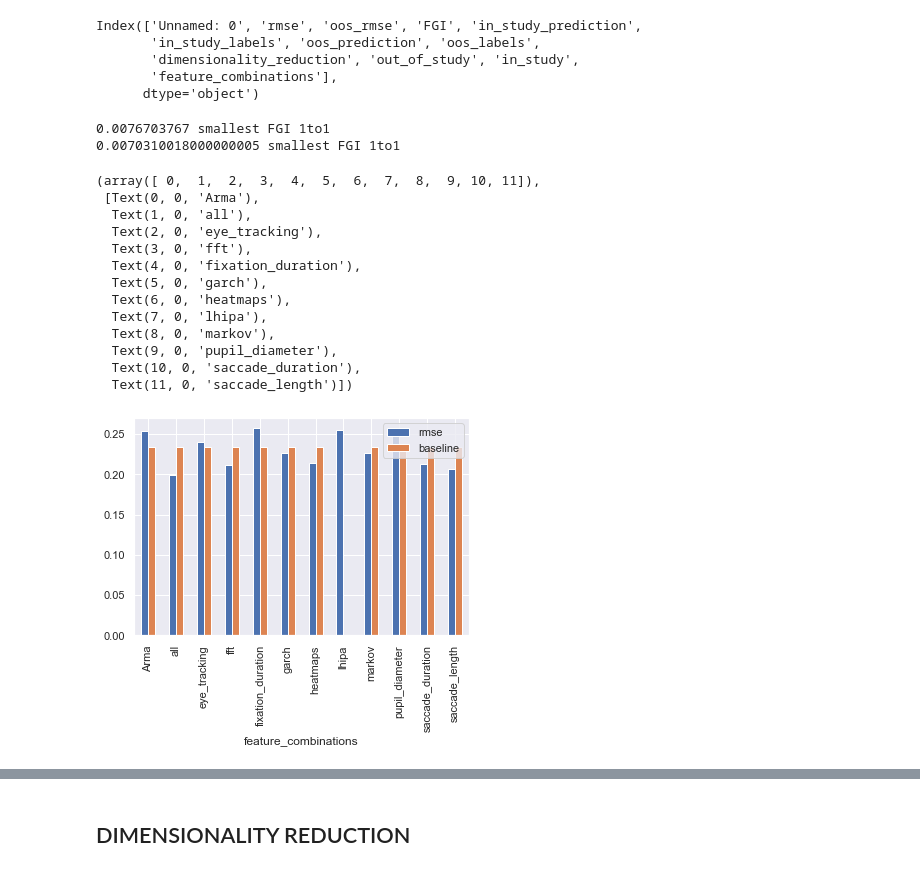
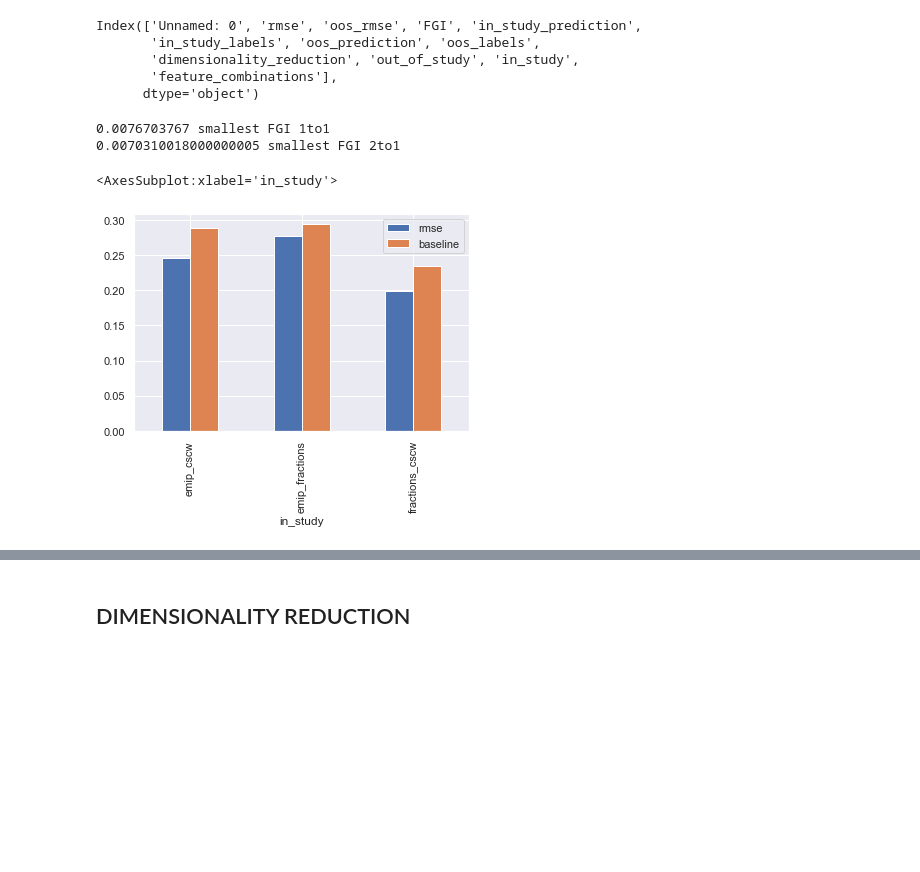
Before and after one commit to s0lvang/ideal-pancake, a Jupyter notebook: misc/notebooks/Analyze Results.ipynb, the cells around one changed output, grey strips where cells are left out. Drawn from its saved outputs; the diff is of its cells as text; code cells hidden in the pictures; blank space fills up the shorter version.

```diff
--- a/misc/notebooks/Analyze Results.ipynb
+++ b/misc/notebooks/Analyze Results.ipynb
@@ -120,6 +120,16 @@ baselines = {
     "emip_cscw": 0.28871689591649174,
 }
 
+oos_baselines = {
+    "cscw": 0.32471610114605565,
+    "emip": 0.432999224871373,
+    "fractions": 0.3569925826393109,
+    "emip_fractions": 0.4171820619321137,
+    "fractions_cscw": 0.3537846986139497,
+    "emip_cscw": 0.4084394493388968,
+}
+
+
 random_baselines = {
     "cscw": 0.35408194888273653,
     "emip": 0.4241358322246148,
@@ -129,14 +139,6 @@ random_baselines = {
     "emip_cscw": 0.40841293420269603,
 }
 
-oos_baselines = {
-    "cscw": 0.32471610114605565,
-    "emip": 0.432999224871373,
-    "fractions": 0.3569925826393109,
-    "emip_fractions": 0.4171820619321137,
-    "fractions_cscw": 0.3537846986139497,
-    "emip_cscw": 0.4084394493388968,
-}
 
 
 name_mapping = {
@@ -162,7 +164,7 @@ two_to_one_df["oos_baseline"] = two_to_one_df.loc[:, "out_of_study"].map(oos_bas
 two_to_one_df["random_baseline"] = two_to_one_df.loc[:, "in_study"].map(
     random_baselines
 )
-two_to_one_df["oos_random_baseline"] = df.loc[:, "out_of_study"].map(random_baselines)
+two_to_one_df["oos_random_baseline"] = two_to_one_df.loc[:, "out_of_study"].map(random_baselines)
 
 
 one_to_one_df["feature_combinations"] = one_to_one_df["feature_combinations"].map(
@@ -182,27 +184,14 @@ def filter_on_baselines(df):
     return df[(df["rmse"] < df["baseline"]) & (df["oos_rmse"] < df["oos_baseline"])]
 
 print(filter_on_baselines(one_to_one_df).loc[:,"FGI"].min(), "smallest FGI 1to1")
-print(filter_on_baselines(two_to_one_df).loc[:,"FGI"].min(), "smallest FGI 1to1")
+print(filter_on_baselines(two_to_one_df).loc[:,"FGI"].min(), "smallest FGI 2to1")
 # %% [output]
 0.0076703767 smallest FGI 1to1
-0.0070310018000000005 smallest FGI 1to1
+0.0070310018000000005 smallest FGI 2to1
 # %%
-#MINIMUM RMSE PER FEATURE
-minimum_rmse = two_to_one_df.loc[df.groupby('feature_combinations')["rmse"].idxmin()]
-minimum_rmse.plot.bar(x="feature_combinations", y=["rmse", "baseline"])
-plt.xticks(rotation=90)
+#MINIMUM RMSE PER DATASET
+minimum_rmse = two_to_one_df.loc[two_to_one_df.groupby('in_study')["rmse"].idxmin()]
+minimum_rmse.plot.bar(x="in_study", y=["rmse", "baseline"])
 # %% [output]
-(array([ 0,  1,  2,  3,  4,  5,  6,  7,  8,  9, 10, 11]),
- [Text(0, 0, 'Arma'),
-  Text(1, 0, 'all'),
-  Text(2, 0, 'eye_tracking'),
-  Text(3, 0, 'fft'),
-  Text(4, 0, 'fixation_duration'),
-  Text(5, 0, 'garch'),
-  Text(6, 0, 'heatmaps'),
-  Text(7, 0, 'lhipa'),
-  Text(8, 0, 'markov'),
-  Text(9, 0, 'pupil_diameter'),
-  Text(10, 0, 'saccade_duration'),
-  Text(11, 0, 'saccade_length')])
+<AxesSubplot:xlabel='in_study'>
-[figure, old version]
+[figure, new version]
```
Also changed, not shown: parts of 30 cells of this notebook, 1 other file.
